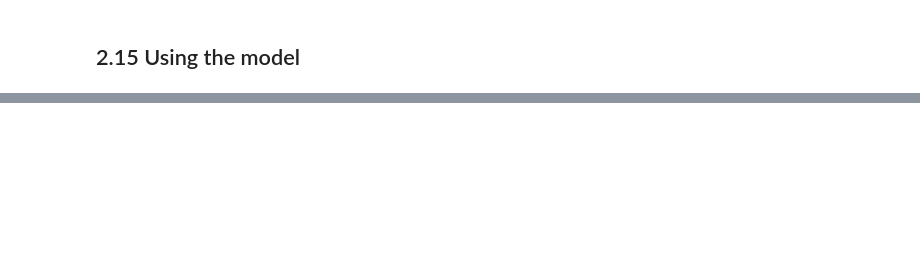
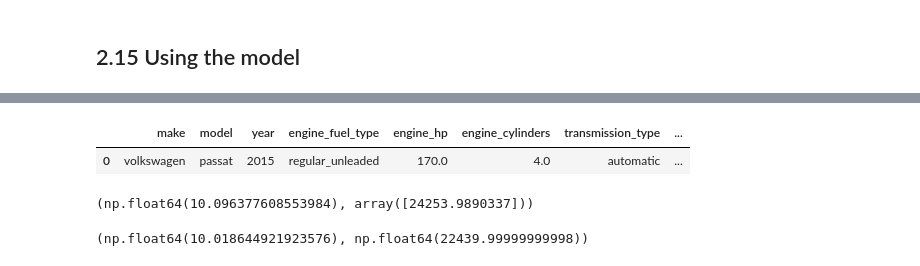
Before and after one commit to Gachaupatrick/machine-learning-zoomcamp-homework-, a Jupyter notebook: 02-Regression/Data-Prep.ipynb, the cells around one changed output, grey strips where cells are left out. Cells and saved outputs as stored; diff of their text form; code cells hidden in the pictures; blank space fills up the shorter version.

```diff
--- a/02-Regression/Data-Prep.ipynb
+++ b/02-Regression/Data-Prep.ipynb
@@ -1243,0 +1457,6 @@ np.float64(0.45651750867781377)
+# %%
+test2 = pd.DataFrame([df_test.iloc[2101].to_dict()])
+test2
+# %% [output]
+|  | make | model | year | engine_fuel_type | engine_hp | engine_cylinders | transmission_type | ... |
+| 0 | volkswagen | passat | 2015 | regular_unleaded | 170.0 | 4.0 | automatic | ... |
@@ -1243,0 +1465,9 @@ np.float64(0.45651750867781377)
+# %%
+y_pred_2= w0 + X_test2.dot(w)
+y_pred_2[0], np.expm1(y_pred_2)
+# %% [output]
+(np.float64(10.096377608553984), array([24253.9890337]))
+# %%
+y_test[2101],np.expm1(y_test[2101])
+# %% [output]
+(np.float64(10.018644921923576), np.float64(22439.99999999998))
```
Also changed, not shown: parts of 72 cells of this notebook.
